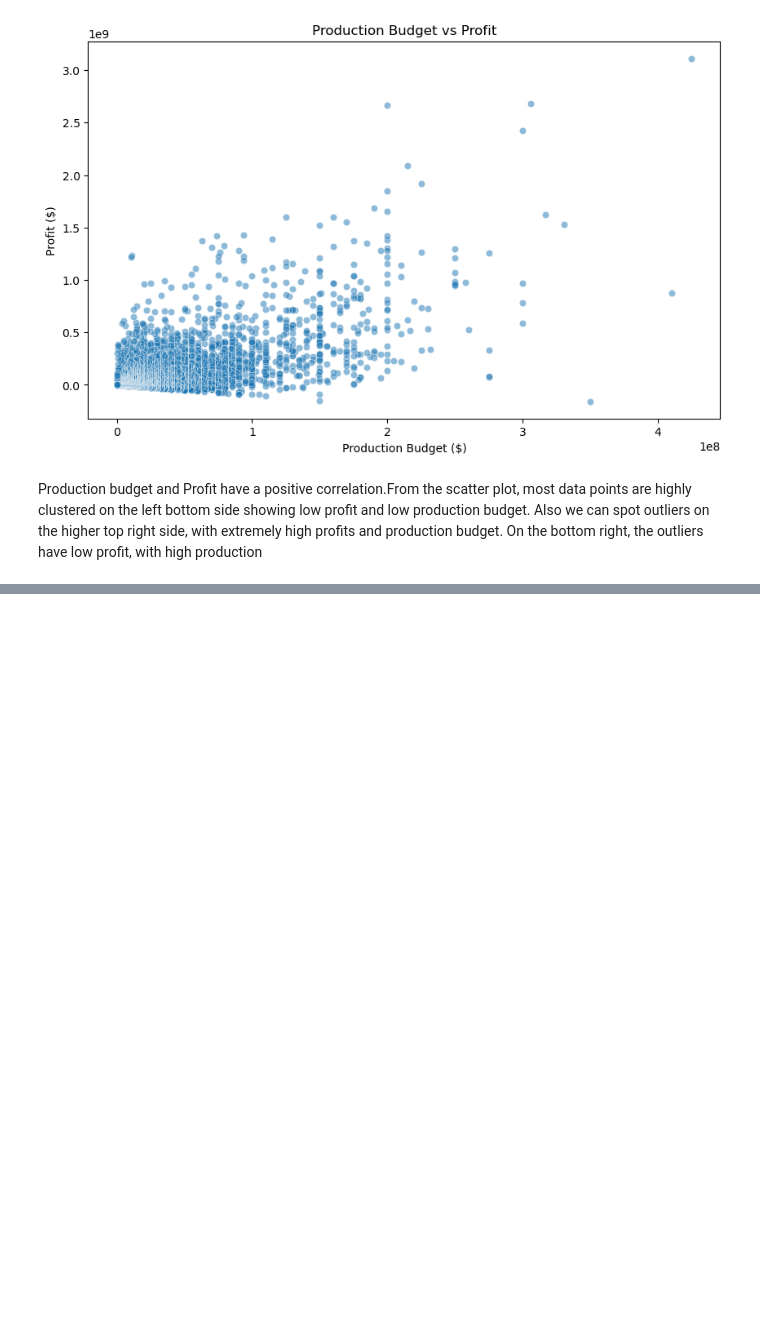
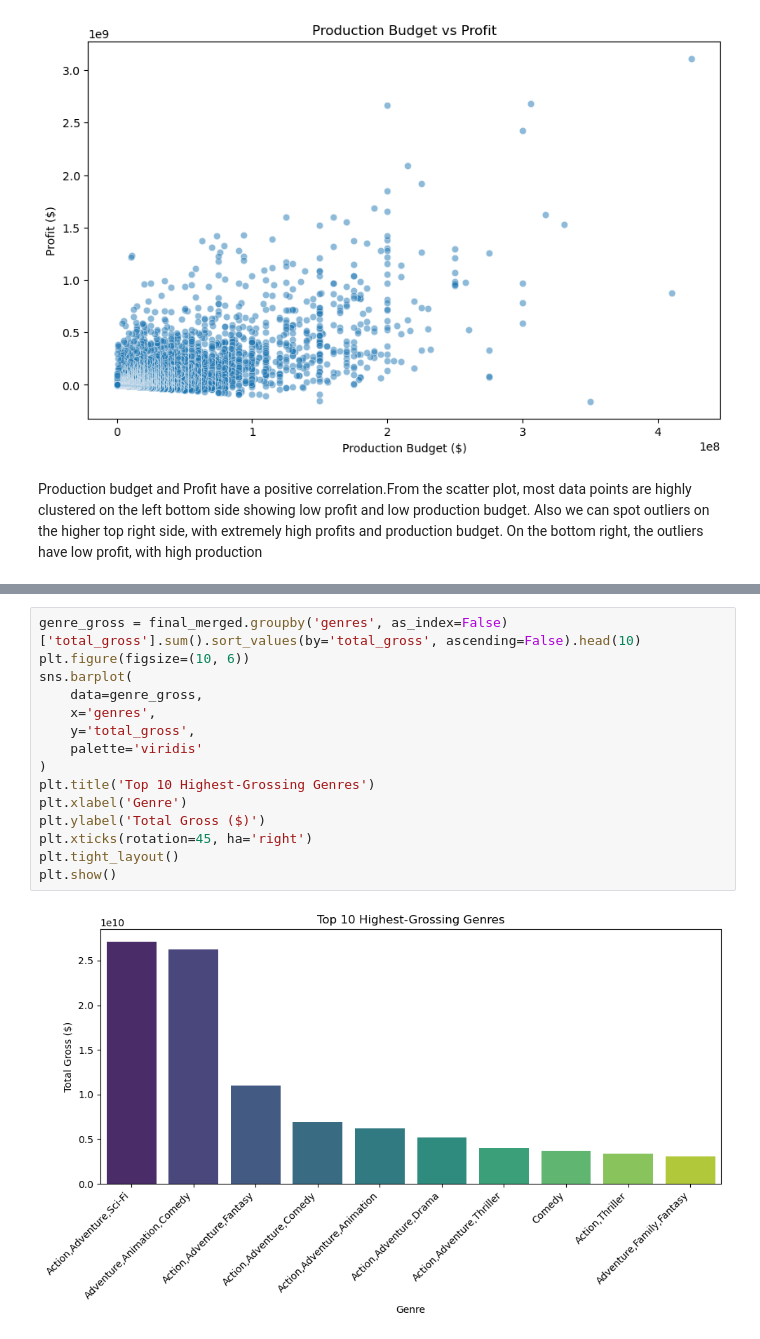
Before and after one commit to muimidean/Movie-Analysis-Project, a Jupyter notebook: movie_analysis.ipynb, the cells around one changed output, grey strips where cells are left out. Saved outputs shown, nothing was run; the diff lists cells and outputs as text; blank space fills up the shorter version.

```diff
--- a/movie_analysis.ipynb
+++ b/movie_analysis.ipynb
@@ -466,0 +529,17 @@ Production budget and Profit have a positive correlation.From the scatter plot,
+# %%
+genre_gross = final_merged.groupby('genres', as_index=False)['total_gross'].sum().sort_values(by='total_gross', ascending=False).head(10)
+plt.figure(figsize=(10, 6))
+sns.barplot(
+    data=genre_gross,
+    x='genres',
+    y='total_gross',
+    palette='viridis'
+)
+plt.title('Top 10 Highest-Grossing Genres')
+plt.xlabel('Genre')
+plt.ylabel('Total Gross ($)')
+plt.xticks(rotation=45, ha='right')
+plt.tight_layout()
+plt.show()
+# %% [output]
+[figure, added]
```
Also changed, not shown: parts of 5 cells of this notebook.
